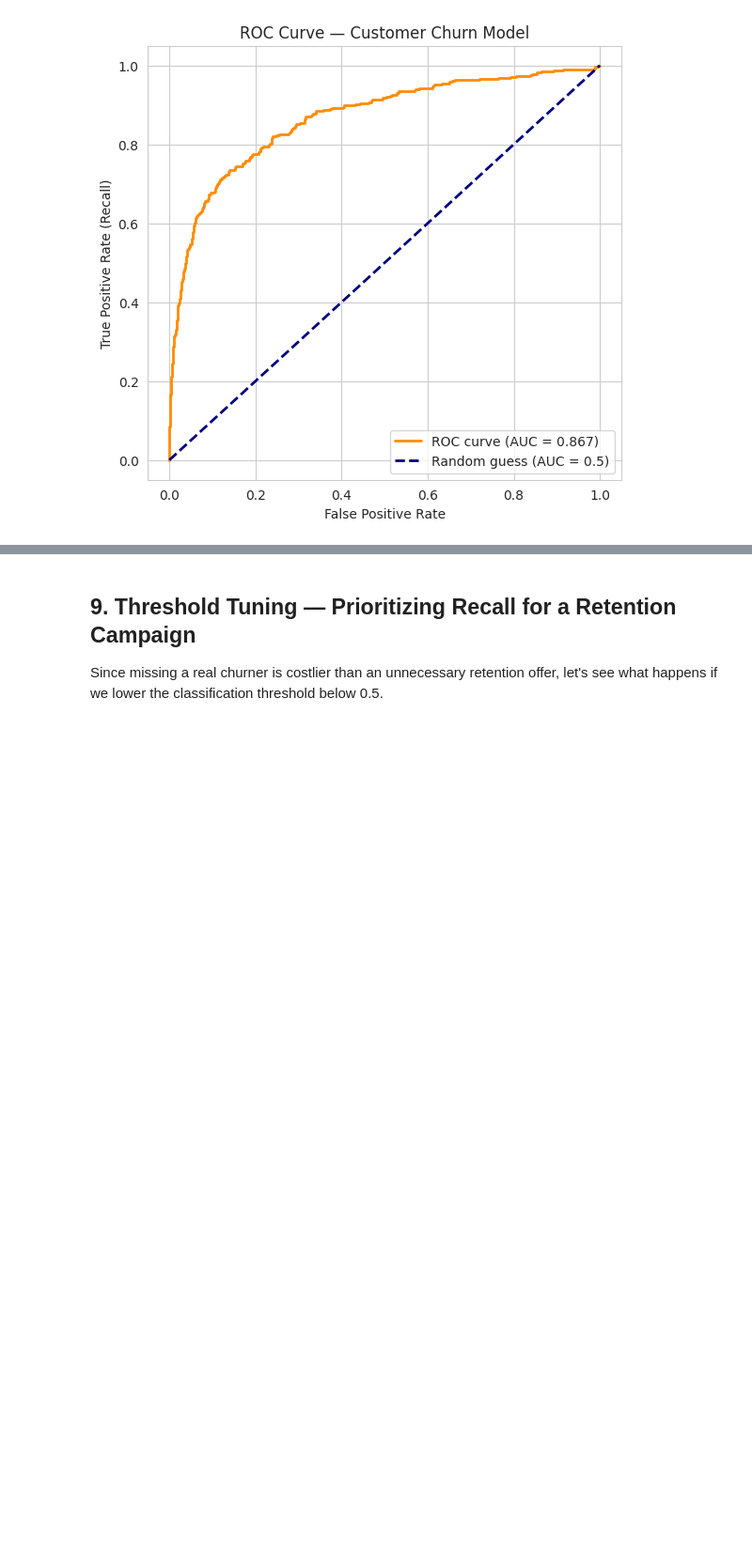
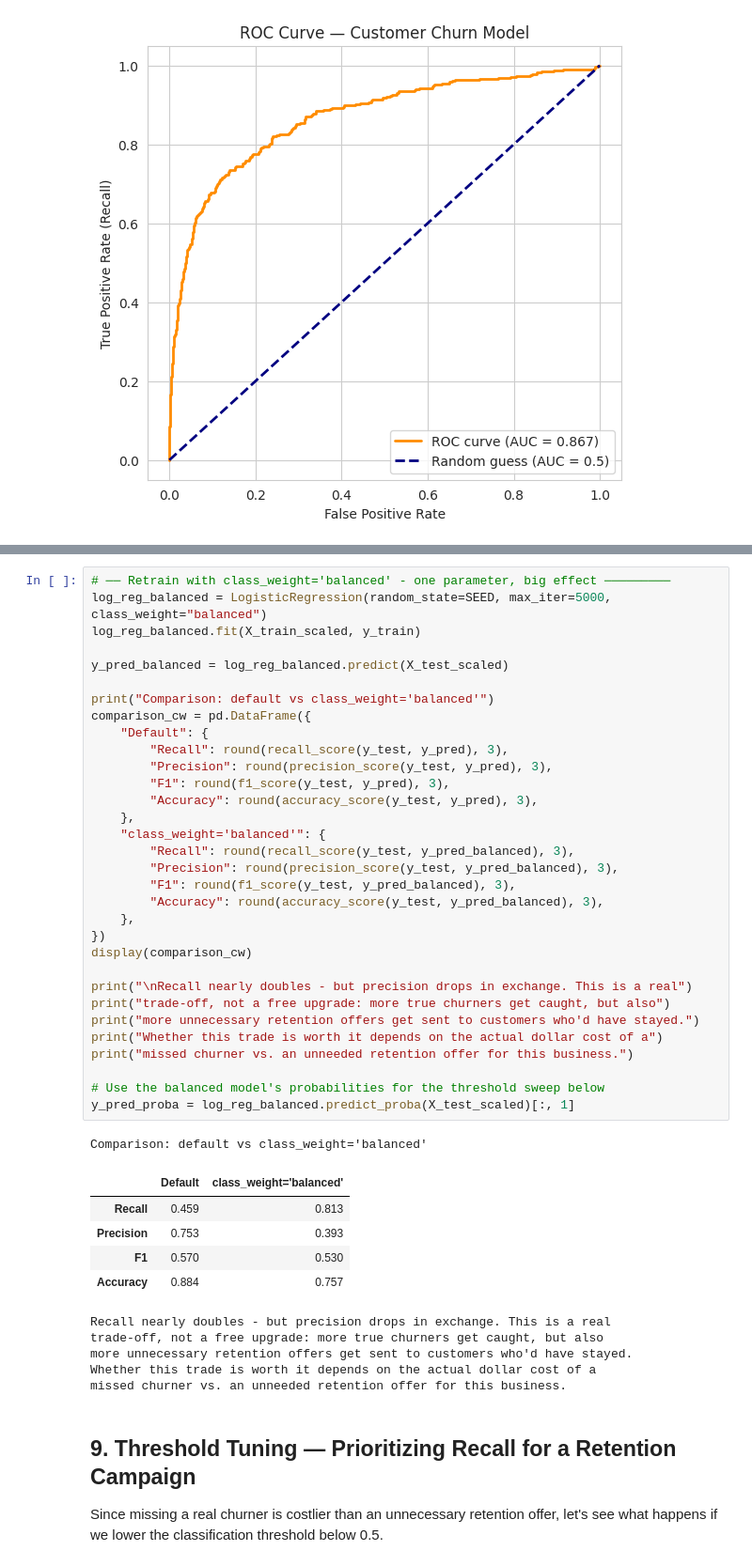
Before and after one commit to LVMSFTTest/PT_ML_-Logistic_Regression, a Jupyter notebook: Day3_Logistic_Regression_Customer_Churn.ipynb, the cells around one changed output, grey strips where cells are left out. Shown at 94% size. Drawn from its saved outputs; the diff is of its cells as text; blank space fills up the shorter version.

```diff
--- a/Day3_Logistic_Regression_Customer_Churn.ipynb
+++ b/Day3_Logistic_Regression_Customer_Churn.ipynb
@@ -679,3 +688,47 @@ plt.show()
+# %%
+# ── Retrain with class_weight='balanced' - one parameter, big effect ─────────
+log_reg_balanced = LogisticRegression(random_state=SEED, max_iter=5000, class_weight="balanced")
+log_reg_balanced.fit(X_train_scaled, y_train)
+
+y_pred_balanced = log_reg_balanced.predict(X_test_scaled)
+
+print("Comparison: default vs class_weight='balanced'")
+comparison_cw = pd.DataFrame({
+    "Default": {
+        "Recall": round(recall_score(y_test, y_pred), 3),
+        "Precision": round(precision_score(y_test, y_pred), 3),
+        "F1": round(f1_score(y_test, y_pred), 3),
+        "Accuracy": round(accuracy_score(y_test, y_pred), 3),
+    },
+    "class_weight='balanced'": {
+        "Recall": round(recall_score(y_test, y_pred_balanced), 3),
+        "Precision": round(precision_score(y_test, y_pred_balanced), 3),
+        "F1": round(f1_score(y_test, y_pred_balanced), 3),
+        "Accuracy": round(accuracy_score(y_test, y_pred_balanced), 3),
+    },
+})
+display(comparison_cw)
+
+print("\nRecall nearly doubles - but precision drops in exchange. This is a real")
+print("trade-off, not a free upgrade: more true churners get caught, but also")
+print("more unnecessary retention offers get sent to customers who'd have stayed.")
+print("Whether this trade is worth it depends on the actual dollar cost of a")
+print("missed churner vs. an unneeded retention offer for this business.")
+
+# Use the balanced model's probabilities for the threshold sweep below
+y_pred_proba = log_reg_balanced.predict_proba(X_test_scaled)[:, 1]
+# %% [output]
+Comparison: default vs class_weight='balanced'
+|  | Default | class_weight='balanced' |
+| Recall | 0.459 | 0.813 |
+| Precision | 0.753 | 0.393 |
+| F1 | 0.570 | 0.530 |
+| Accuracy | 0.884 | 0.757 |
+Recall nearly doubles - but precision drops in exchange. This is a real
+trade-off, not a free upgrade: more true churners get caught, but also
+more unnecessary retention offers get sent to customers who'd have stayed.
+Whether this trade is worth it depends on the actual dollar cost of a
+missed churner vs. an unneeded retention offer for this business.
 # %% [markdown]
 ## 9. Threshold Tuning — Prioritizing Recall for a Retention Campaign
 
```
Also changed, not shown: parts of 2 cells of this notebook.
